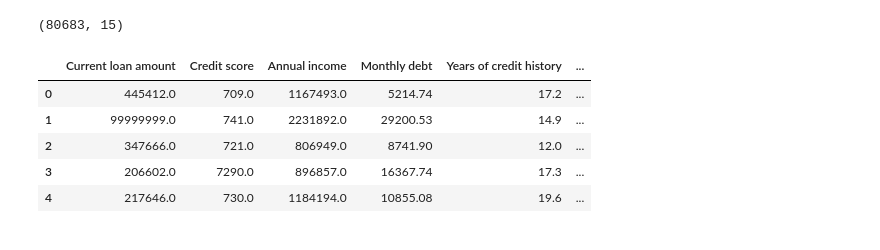
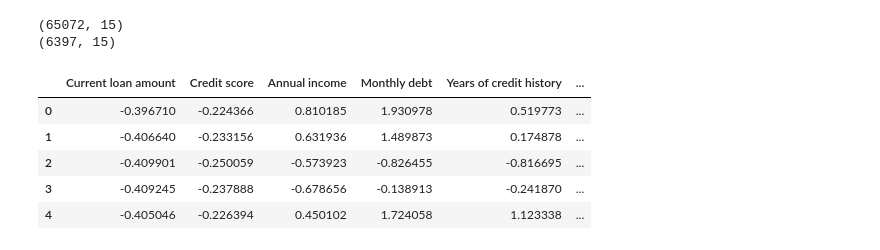
Before and after one commit to KavishNaran/Loan-risk---machine-learning, a Jupyter notebook: Jupyter Notebooks/Random Forest Model.ipynb, the cells around one changed output. Saved outputs shown, nothing was run; the diff lists cells and outputs as text; code cells hidden in the pictures.

```diff
--- a/Jupyter Notebooks/Random Forest Model.ipynb
+++ b/Jupyter Notebooks/Random Forest Model.ipynb
@@ -19,20 +28,27 @@ from sklearn.preprocessing import StandardScaler
 # %%
 # Specify the path to your CSV file
-csv_file_path = 'Resources/Clean_train.csv'
+csv_file_path1 = '../Resources/Clean_test_scaled.csv'
+#csv_file_path2 = '../Resources/Clean_train_scaled.csv'
 
 # Read the CSV file into a DataFrame
-loan_data = pd.read_csv(csv_file_path)
+test_df = pd.read_csv(csv_file_path1)
+train_df = pd.read_csv(csv_file_path2)
+
+test_df.dropna(inplace=True)
+train_df.dropna(inplace=True)
 
 #Print size of data set
-print(loan_data.shape)
+print(test_df.shape)
+print(train_df.shape)
 
 # Display the DataFrame
-loan_data.head(5)
+train_df.head(5)
 # %% [output]
-(80683, 15)
+(65072, 15)
+(6397, 15)
 |  | Current loan amount | Credit score | Annual income | Monthly debt | Years of credit history | ... |
-| 0 | 445412.0 | 709.0 | 1167493.0 | 5214.74 | 17.2 | ... |
-| 1 | 99999999.0 | 741.0 | 2231892.0 | 29200.53 | 14.9 | ... |
-| 2 | 347666.0 | 721.0 | 806949.0 | 8741.90 | 12.0 | ... |
-| 3 | 206602.0 | 7290.0 | 896857.0 | 16367.74 | 17.3 | ... |
-| 4 | 217646.0 | 730.0 | 1184194.0 | 10855.08 | 19.6 | ... |
+| 0 | -0.396710 | -0.224366 | 0.810185 | 1.930978 | 0.519773 | ... |
+| 1 | -0.406640 | -0.233156 | 0.631936 | 1.489873 | 0.174878 | ... |
+| 2 | -0.409901 | -0.250059 | -0.573923 | -0.826455 | -0.816695 | ... |
+| 3 | -0.409245 | -0.237888 | -0.678656 | -0.138913 | -0.241870 | ... |
+| 4 | -0.405046 | -0.226394 | 0.450102 | 1.724058 | 1.123338 | ... |
```
Also changed, not shown: parts of 77 cells of this notebook, 1 other file.
